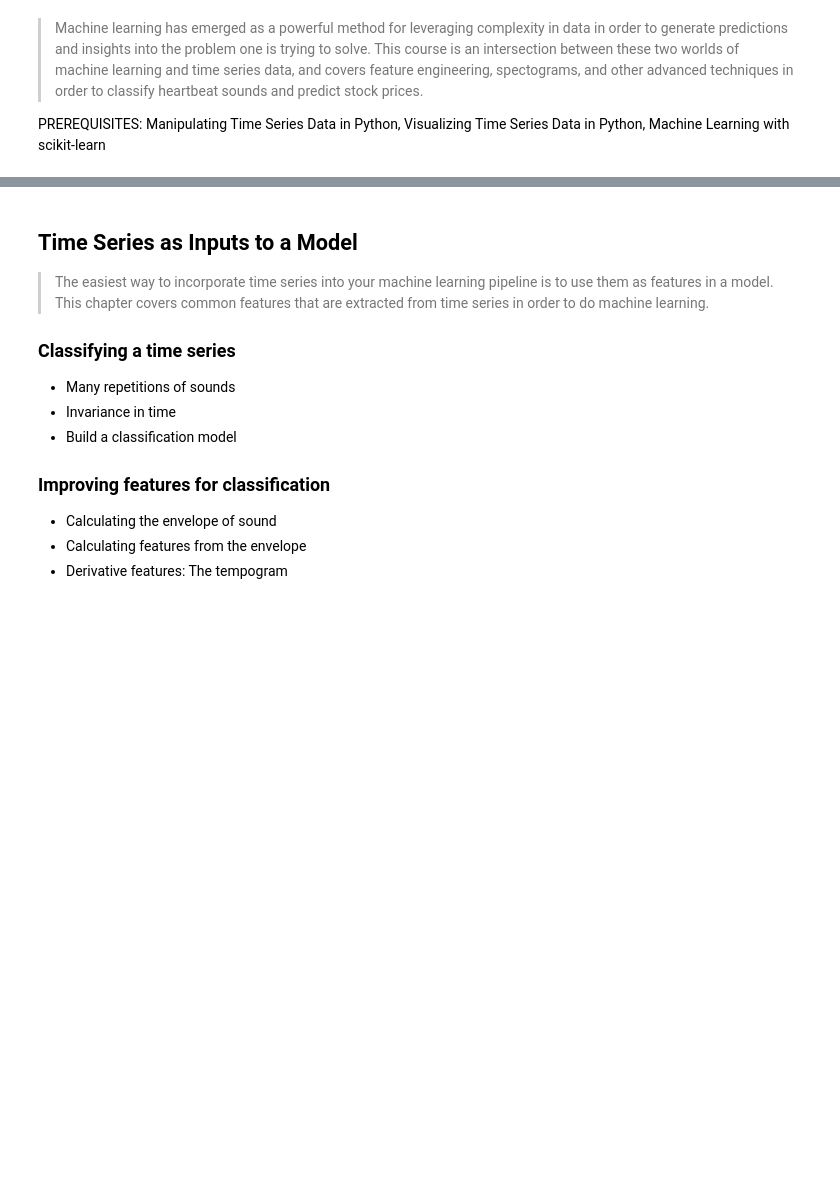
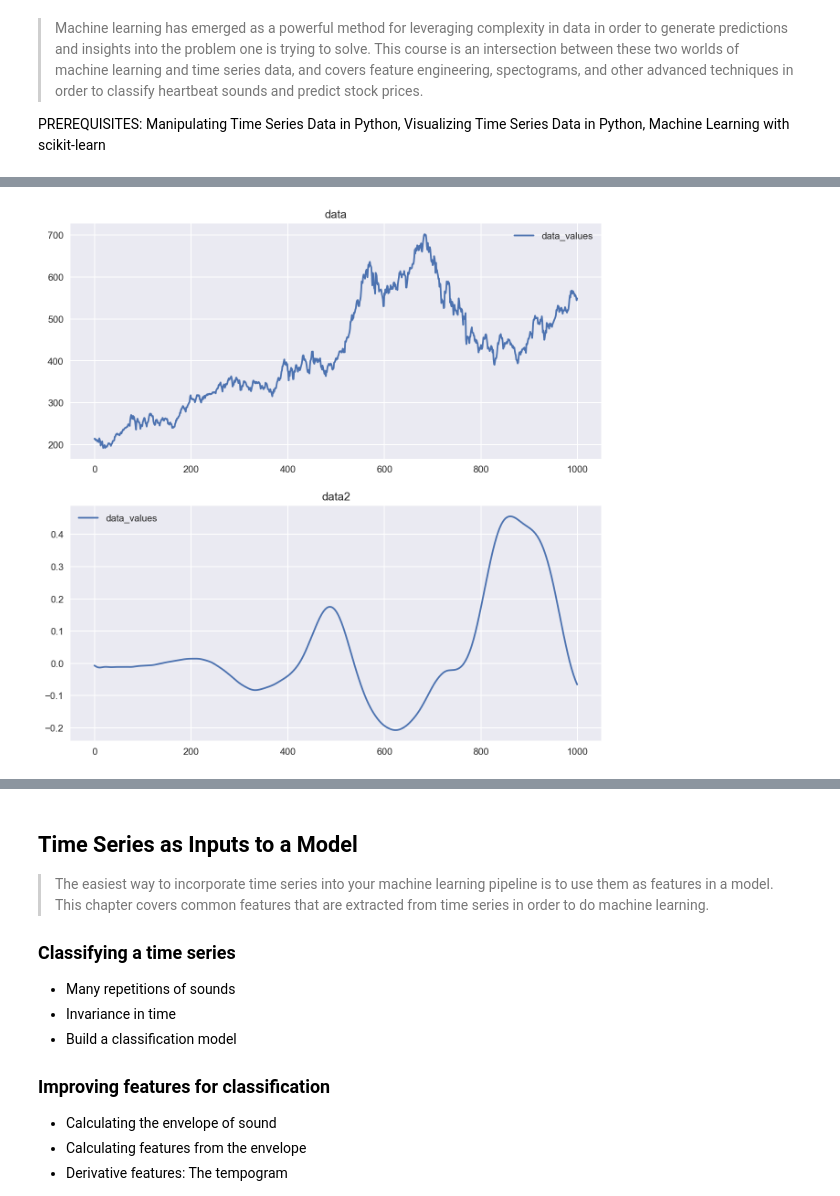
Before and after one commit to anhhaibkhn/Data-Science-selfstudy-notes-Blog, a Jupyter notebook: _notebooks/Machine Learning for Time Series Data in Python/2022-08-29-Machine Learning for Time Series Data in Python.ipynb, the cells around one changed output, grey strips where cells are left out. Saved outputs shown, nothing was run; the diff lists cells and outputs as text; code cells hidden in the pictures; blank space fills up the shorter version.

```diff
--- a/_notebooks/Machine Learning for Time Series Data in Python/2022-08-29-Machine Learning for Time Series Data in Python.ipynb
+++ b/_notebooks/Machine Learning for Time Series Data in Python/2022-08-29-Machine Learning for Time Series Data in Python.ipynb
@@ -26,11 +33,19 @@ PREREQUISITES: Manipulating Time Series Data in Python, Visualizing Time Series
 import pandas as pd
 import numpy as np
 import warnings
+import matplotlib.pyplot as plt
+
+import matplotlib as mpl
+mpl.rcParams['figure.dpi'] = 150
 
 pd.set_option('display.expand_frame_repr', False)
 
-warnings.filterwarnings("ignore", category=DeprecationWarning)
-warnings.filterwarnings("ignore", category=FutureWarning)
+
+plt.style.use('seaborn')
+mpl.rcParams['figure.figsize'] = (25, 20)
+mpl.rcParams['axes.grid'] = True
+
+warnings.filterwarnings("ignore")
 # %% [markdown]
 ## Time Series and Machine Learning Primer
 
@@ -58,0 +82,6 @@ warnings.filterwarnings("ignore", category=FutureWarning)
+# %%
+data = pd.read_csv('datasets/data.csv', index_col=[0])
+data2 = pd.read_csv('datasets/data2.csv', index_col=[0])
+
+display(data.head())
+display(data2.head())
@@ -58,0 +101,8 @@ warnings.filterwarnings("ignore", category=FutureWarning)
+# %%
+# Plot the time series in each dataset
+fig, axs = plt.subplots(2, 1, figsize=(10, 10))
+data.iloc[:1000].plot(y='data_values', ax=axs[0], title="data")
+data2.iloc[:1000].plot(y='data_values', ax=axs[1], title="data2")
+plt.show()
+# %% [output]
+[figure, added]
```
Also changed, not shown: parts of 23 cells of this notebook, 12 other files.
